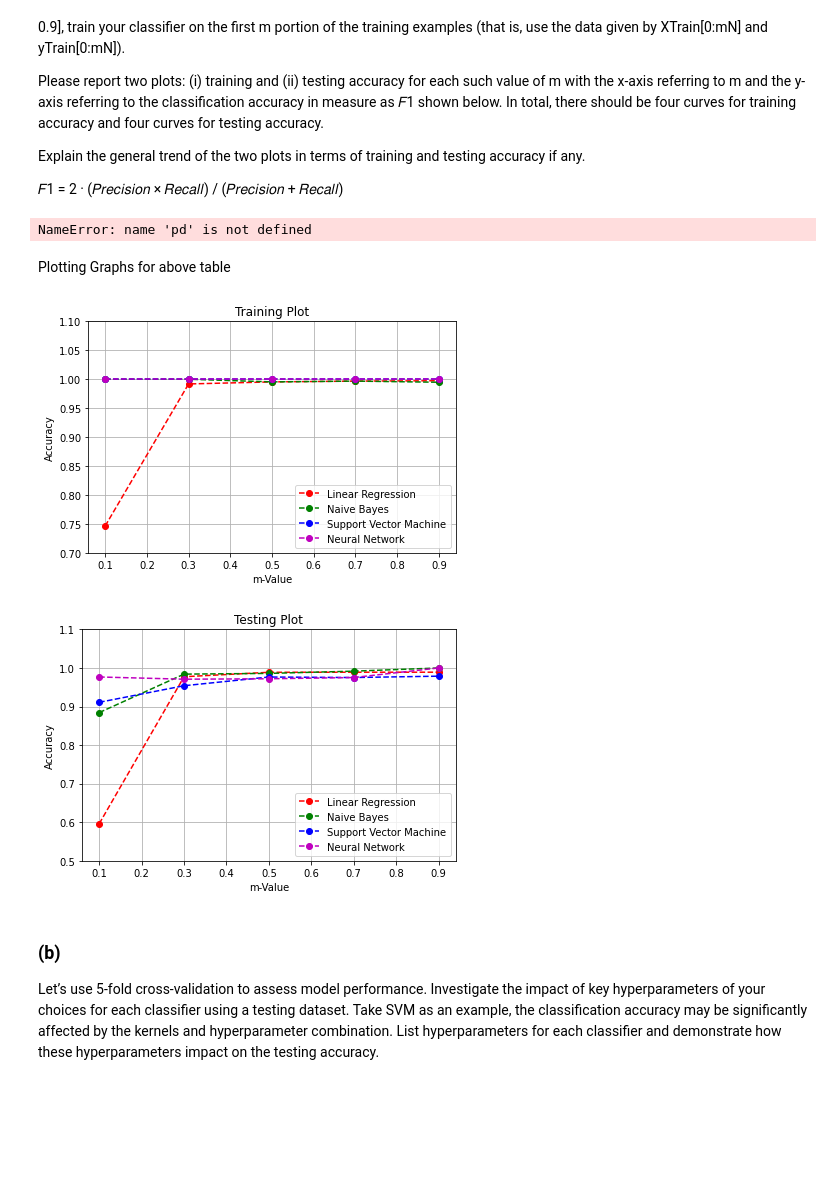
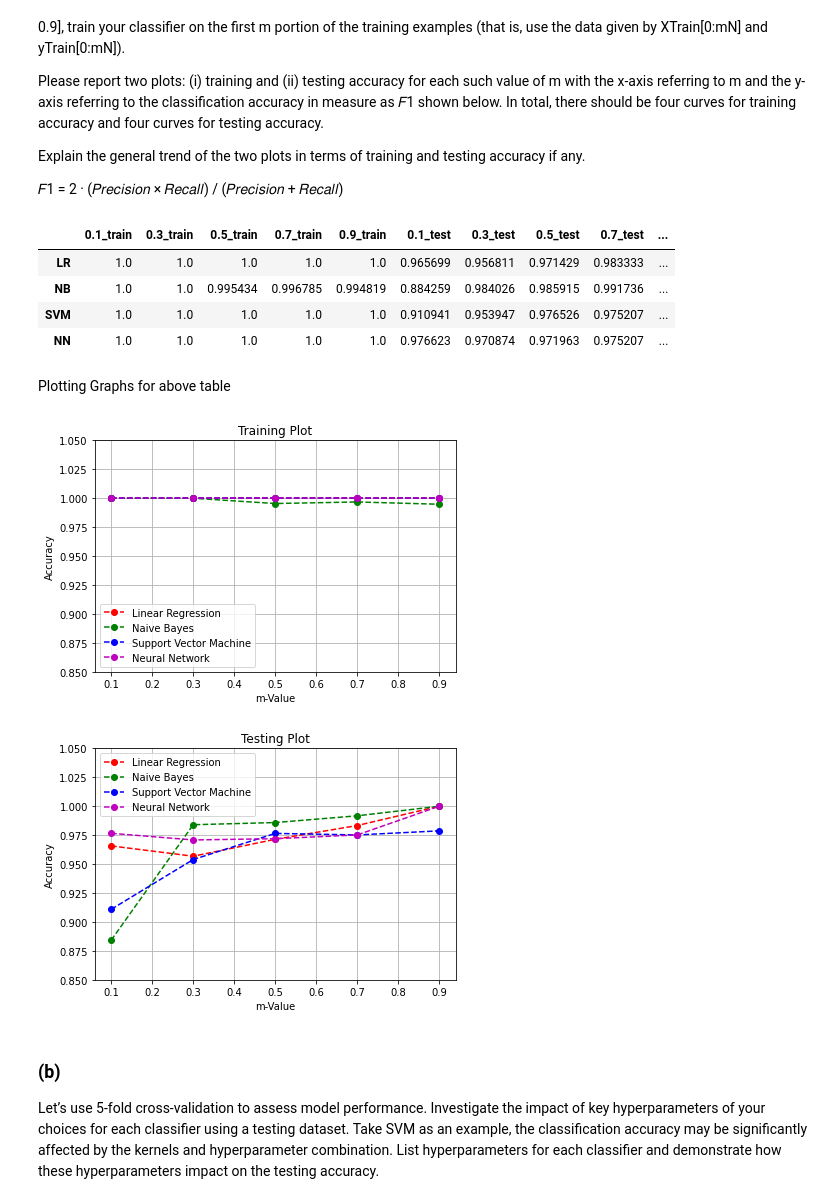
Before and after one commit to waldosingleton/Assignment_3, a Jupyter notebook: A3 Clean Up.ipynb, the cells around one changed output. Drawn from its saved outputs; the diff is of its cells as text; code cells hidden in the pictures; blank space fills up the shorter version.

```diff
--- a/A3 Clean Up.ipynb
+++ b/A3 Clean Up.ipynb
@@ -40,7 +39,7 @@ testDF = pd.read_csv("test.csv", skiprows=0, header=0, na_values= "", dtype=str)
 # %% [markdown]
 Vectorize Data
 # %%
-articles_text = df["Text"].to_numpy()
+articles_text = trainDF["Text"].to_numpy()
 
 #select 5 random articles for task 1
 random_sample = random.sample(list(articles_text), 5)
@@ -353,3 +340,14 @@ classifier
 (ii) top-20 words that maximize the following quantity
 
 Which list of [𝑃(𝑋𝑤=1|𝑌=𝑦) / 𝑃(𝑋𝑤=1|𝑌≠𝑦)] words describe the two classes better? Briefly explain your reasoning.
+# %%
+# X_train is vectorised features, Y_train is the classes of each row / target variable
+X_train = vector1
+target_col = trainDF["Category"]
+Y_train = target_col.to_numpy()
+
+NB_clf = MultinomialNB()
+NB_clf.fit(X_train, Y_train)
+
+# Training accuracy
+train_acc = NB_clf.score(X_train, Y_train)
@@ -571,44 +701,48 @@ testing_output = pd.concat(objs=[testing_output, pd.DataFrame(testing_accuracies
 
 pd.merge(training_output, testing_output, left_index=True, right_index=True, suffixes=('_train', '_test'))
 # %% [output]
-NameError: name 'pd' is not defined
+|  | 0.1_train | 0.3_train | 0.5_train | 0.7_train | 0.9_train | 0.1_test | 0.3_test | 0.5_test | 0.7_test | ... |
+| LR | 1.0 | 1.0 | 1.0 | 1.0 | 1.0 | 0.965699 | 0.956811 | 0.971429 | 0.983333 | ... |
+| NB | 1.0 | 1.0 | 0.995434 | 0.996785 | 0.994819 | 0.884259 | 0.984026 | 0.985915 | 0.991736 | ... |
+| SVM | 1.0 | 1.0 | 1.0 | 1.0 | 1.0 | 0.910941 | 0.953947 | 0.976526 | 0.975207 | ... |
+| NN | 1.0 | 1.0 | 1.0 | 1.0 | 1.0 | 0.976623 | 0.970874 | 0.971963 | 0.975207 | ... |
 # %% [markdown]
 Plotting Graphs for above table
 # %%
 #Training Plot
 
 plt.plot(m, training_output.iloc[0].to_numpy(), '--ro', label='Linear Regression')
 plt.plot(m, training_output.iloc[1].to_numpy(), '--go', label='Naive Bayes')
 plt.plot(m, training_output.iloc[2].to_numpy(), '--bo', label='Support Vector Machine')
 plt.plot(m, training_output.iloc[3].to_numpy(), '--mo', label='Neural Network')
 
 plt.legend()
 plt.xlabel("m-Value")
 plt.ylabel("Accuracy")
-plt.ylim([0.7, 1.1])
+plt.ylim([0.85, 1.05])
 plt.grid()
 plt.tight_layout()
 plt.title("Training Plot")
 plt.show()
 
 #Testing Plot
 
 plt.plot(m, testing_output.iloc[0].to_numpy(), '--ro', label='Linear Regression')
 plt.plot(m, testing_output.iloc[1].to_numpy(), '--go', label='Naive Bayes')
 plt.plot(m, testing_output.iloc[2].to_numpy(), '--bo', label='Support Vector Machine')
 plt.plot(m, testing_output.iloc[3].to_numpy(), '--mo', label='Neural Network')
 
 plt.legend()
 plt.xlabel("m-Value")
 plt.ylabel("Accuracy")
-plt.ylim([0.5, 1.1])
+plt.ylim([0.85, 1.05])
 plt.grid()
 plt.tight_layout()
 plt.title("Testing Plot")
 plt.show()
 # %% [output]
-[figure, old version]
+[figure, new version]
-[figure, old version]
+[figure, new version]
 # %% [markdown]
 ### (b)
 Let’s use 5-fold cross-validation to assess model performance. Investigate the impact of key
```
Also changed, not shown: parts of 21 cells of this notebook.
